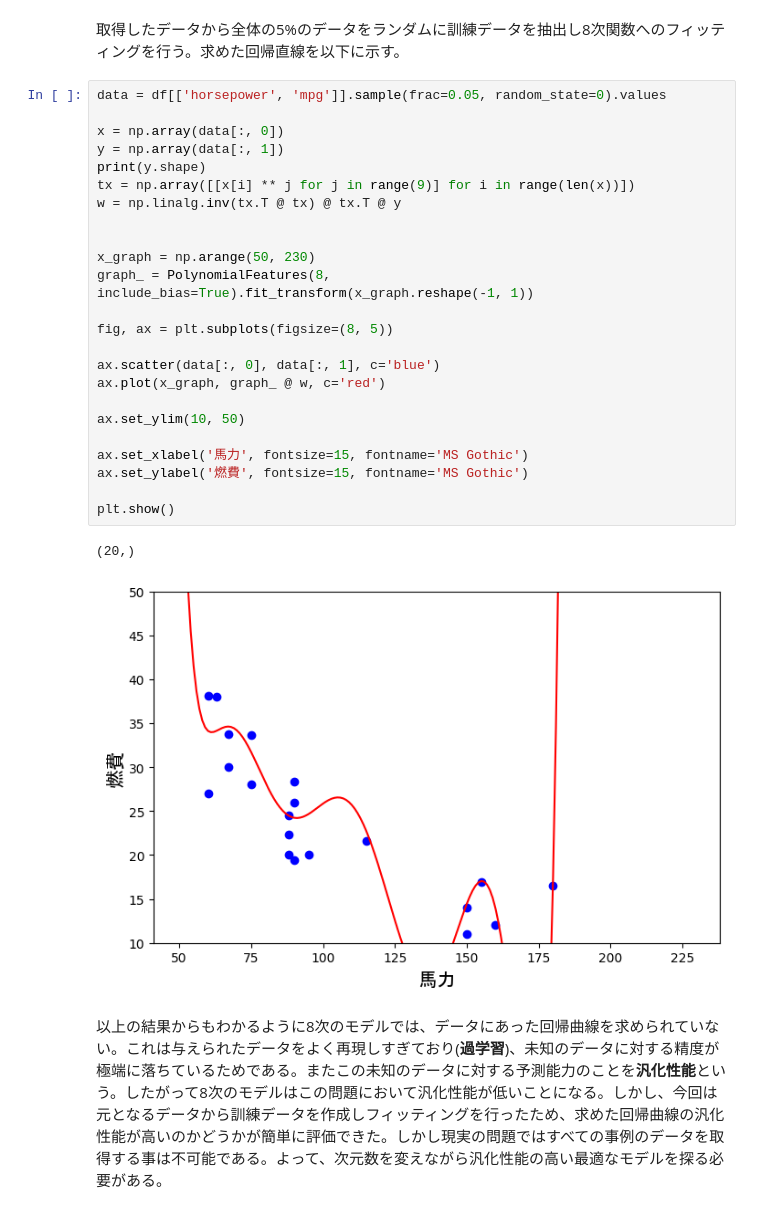
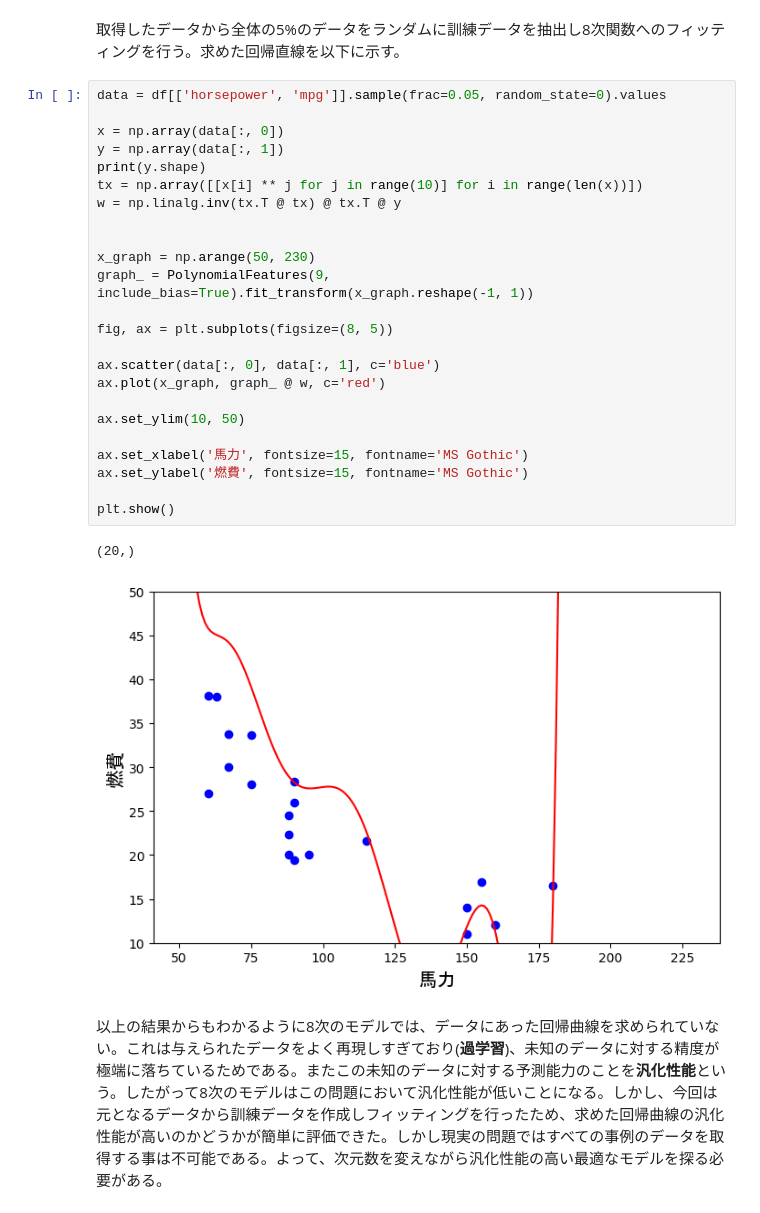
Before and after one commit to aice-ice/Senior-project, a Jupyter notebook: multiple_regression.ipynb, the cells around one changed output. Saved outputs shown, nothing was run; the diff lists cells and outputs as text.

```diff
--- a/multiple_regression.ipynb
+++ b/multiple_regression.ipynb
@@ -280,30 +280,30 @@ plt.show()
 # %%
 data = df[['horsepower', 'mpg']].sample(frac=0.05, random_state=0).values
 
 x = np.array(data[:, 0])
 y = np.array(data[:, 1])
 print(y.shape)
-tx = np.array([[x[i] ** j for j in range(9)] for i in range(len(x))])
+tx = np.array([[x[i] ** j for j in range(10)] for i in range(len(x))])
 w = np.linalg.inv(tx.T @ tx) @ tx.T @ y
 
 
 x_graph = np.arange(50, 230)
-graph_ = PolynomialFeatures(8, include_bias=True).fit_transform(x_graph.reshape(-1, 1))
+graph_ = PolynomialFeatures(9, include_bias=True).fit_transform(x_graph.reshape(-1, 1))
 
 fig, ax = plt.subplots(figsize=(8, 5))
 
 ax.scatter(data[:, 0], data[:, 1], c='blue')
 ax.plot(x_graph, graph_ @ w, c='red')
 
 ax.set_ylim(10, 50)
 
 ax.set_xlabel('馬力', fontsize=15, fontname='MS Gothic')
 ax.set_ylabel('燃費', fontsize=15, fontname='MS Gothic')
 
 plt.show()
 # %% [output]
 (20,)
-[figure, old version]
+[figure, new version]
 # %% [markdown]
 以上の結果からもわかるように8次のモデルでは、データにあった回帰曲線を求められていない。これは与えられたデータをよく再現しすぎており(**過学習**)、未知のデータに対する精度が極端に落ちているためである。またこの未知のデータに対する予測能力のことを**汎化性能**という。したがって8次のモデルはこの問題において汎化性能が低いことになる。しかし、今回は元となるデータから訓練データを作成しフィッティングを行ったため、求めた回帰曲線の汎化性能が高いのかどうかが簡単に評価できた。しかし現実の問題ではすべての事例のデータを取得する事は不可能である。よって、次元数を変えながら汎化性能の高い最適なモデルを探る必要がある。
 # %% [markdown]
```
Also changed, not shown: parts of 2 cells of this notebook.
